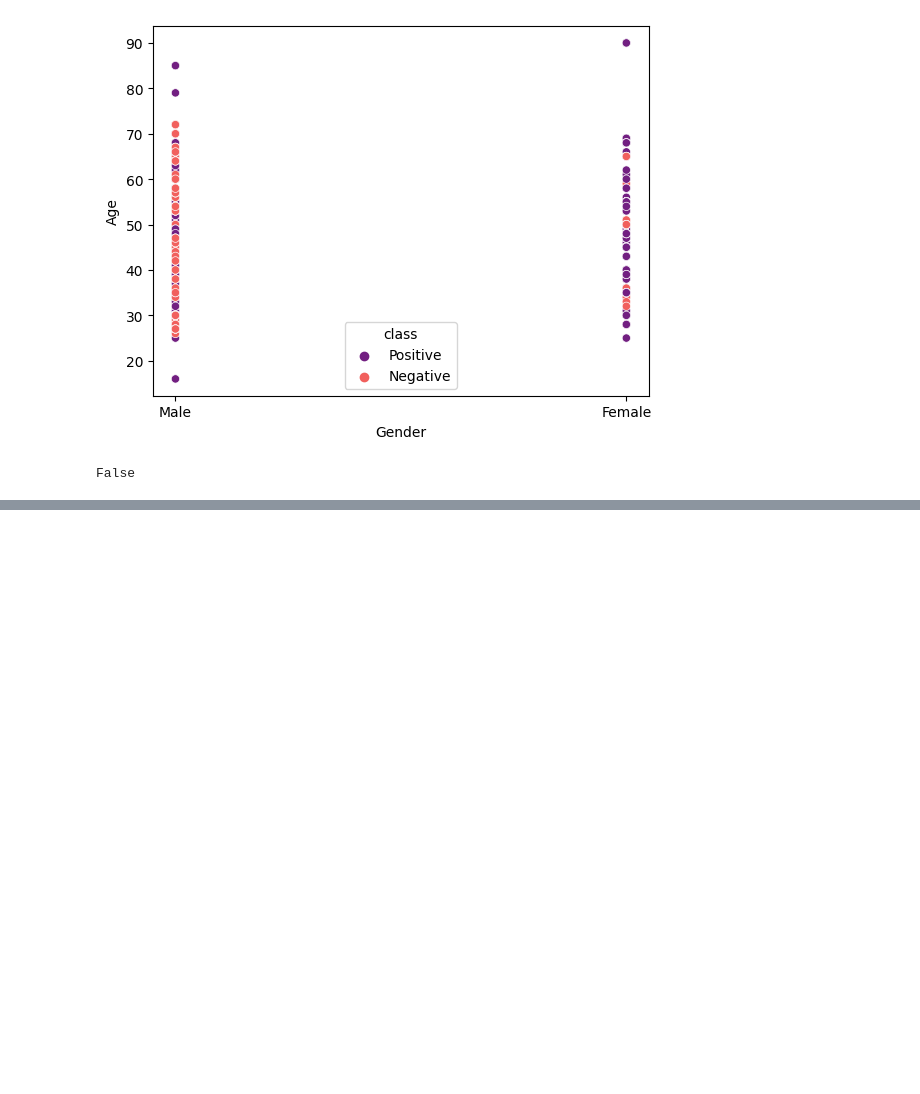
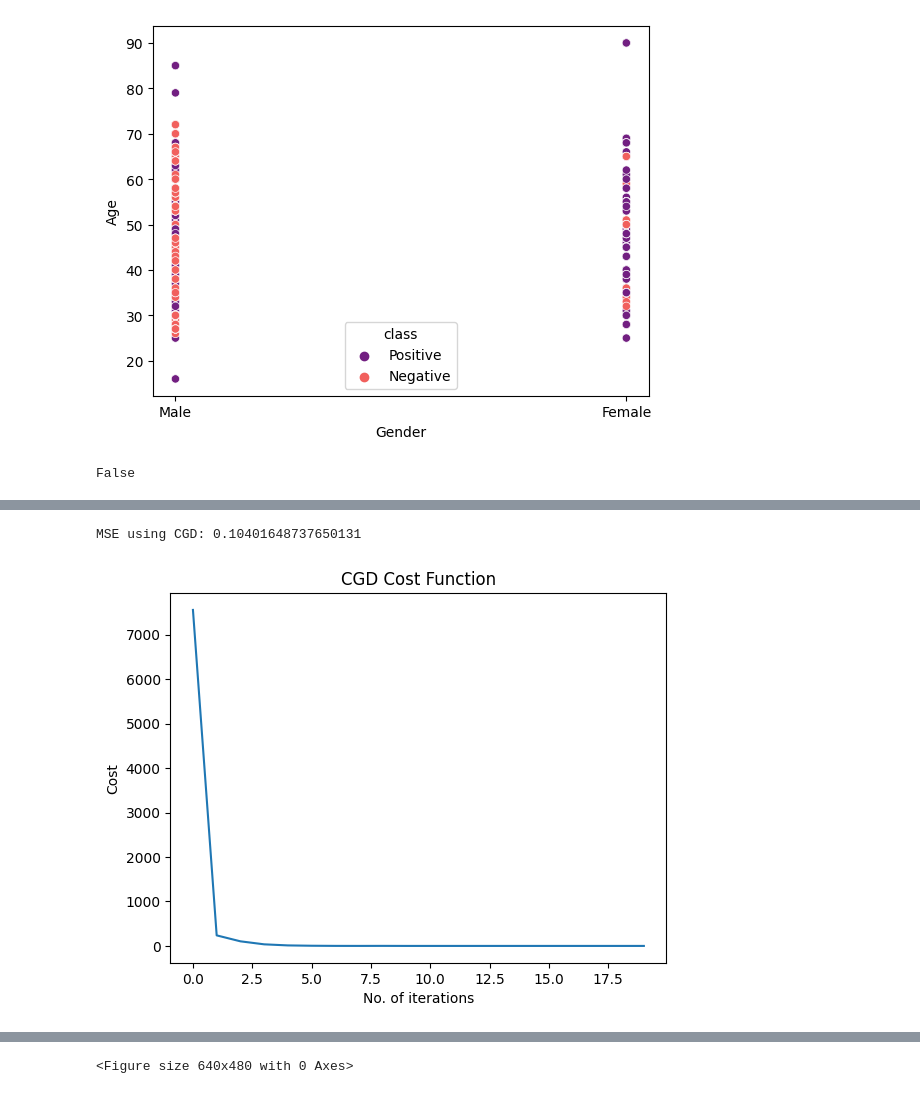
Before and after one commit to aashishpanta0/PML_Final_Project, a Jupyter notebook: project.ipynb, the cells around one changed output, grey strips where cells are left out. Cells and saved outputs as stored; diff of their text form; code cells hidden in the pictures; blank space fills up the shorter version.

Commit message:
conjugate gradient descent added

```diff
--- a/project.ipynb
+++ b/project.ipynb
@@ -241,5 +241,5 @@ def logistic_regression(x_train,y_train,x_test,y_test,learningRate,iteration):
 
     print("Test Accuracy: {:.2f}%".format((100 - np.mean(np.abs(y_prediction - y_test))*100)))
 # %%
-x_train=x_train.T
-x_test=x_test.T
+%%time
+logistic_regression(x_train.T,y_train,x_test.T,y_test,1,100)
@@ -255,0 +253,57 @@ Wall time: 181 ms
+# %%
+%%time
+def conjugate_gradient_descent(x, y, N, theta, alpha):
+    thetas = []
+    costs= []
+    pred=[]
+
+    k = 0
+    A = np.dot(x.T, x)
+    b = np.dot(x.T, y)
+    r = b - np.dot(A, theta)
+    p = r
+    thetas.append(theta)
+    costs.append(r)
+    pred.append(np.dot(x, theta))
+
+    while True:
+        alpha_ = ln.norm(costs[-1])**2 / np.dot(np.dot(p.T, A), p)
+        thetas.append(thetas[-1] + alpha_ * p)
+        pred.append(np.dot(x, thetas[-1]))
+        if ln.norm(alpha_ * p) < 1e-9:
+            break
+        r_new = costs[-1] - alpha_ * np.dot(A, p)
+        beta_ = ln.norm(r_new)**2 / ln.norm(costs[-1])**2
+        p = r_new + beta_ * p
+        costs.append(r_new)
+        if r_new.any() == False or p.any() == False or k == N - 2:
+            break
+        else:
+            k += 1
+            continue
+    alpha_ = ln.norm(costs[-1])**2 / np.dot(np.dot(p.T, A), p)
+    thetas.append(thetas[-1] + alpha_ * p)
+    pred.append(np.dot(x, thetas[-1]))
+
+    return   costs,pred, thetas
+
+
+alpha = 0.00005
+N = x_train.shape[0]
+np.random.seed(0)
+theta = np.random.rand(16)
+
+
+costs,pred, theta_list= conjugate_gradient_descent(x_train, y_train, N, theta, alpha)
+mse = ((pred[-1]-y_train)**2).mean()
+
+print(f'MSE using CGD: {mse}')
+plt.title("CGD Cost Function")
+plt.xlabel("No. of iterations")
+plt.ylabel("Cost")
+plt.plot([ln.norm(i) for i in costs])
+plt.show()
+plt.savefig("CGD.png")
+# %% [output]
+MSE using CGD: 0.10401648737650131
+[figure, added]
@@ -255,0 +312 @@ Wall time: 181 ms
+<Figure size 640x480 with 0 Axes>
```
Also changed, not shown: parts of 7 cells of this notebook, 2 other files.
